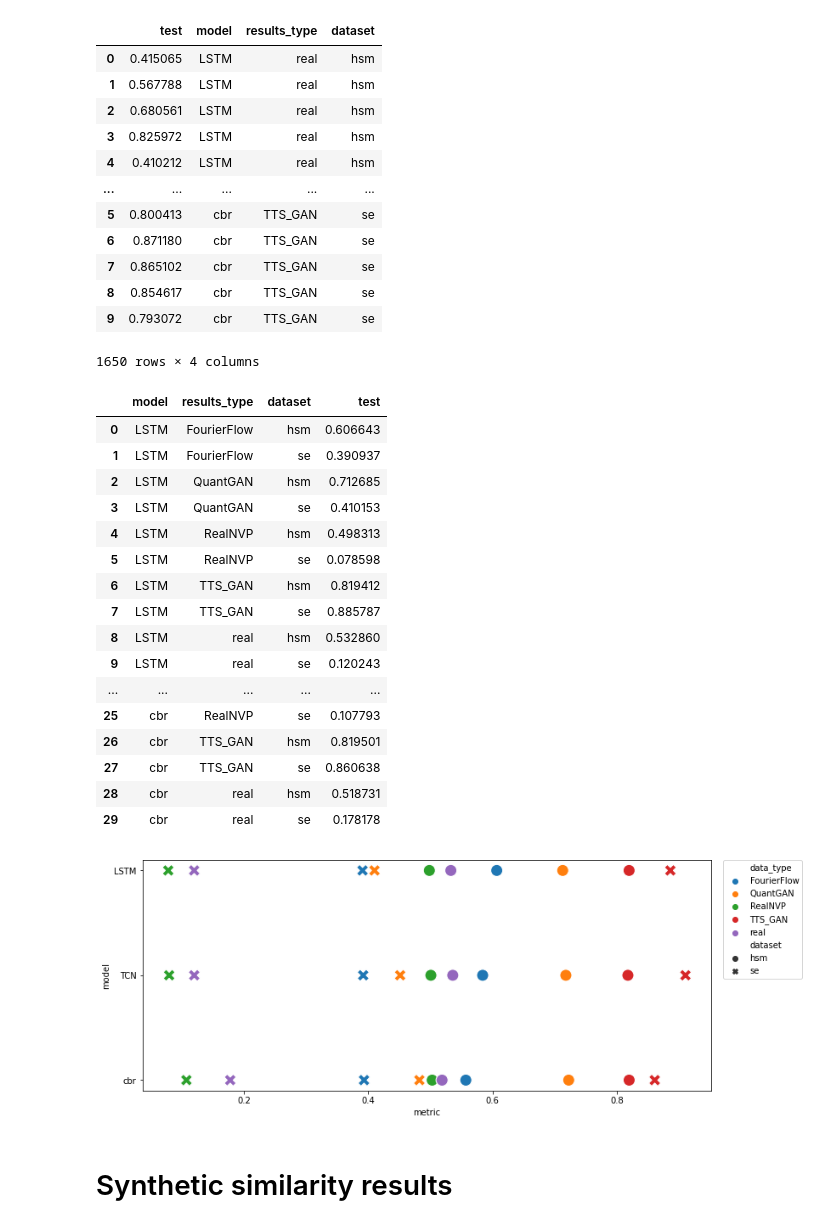
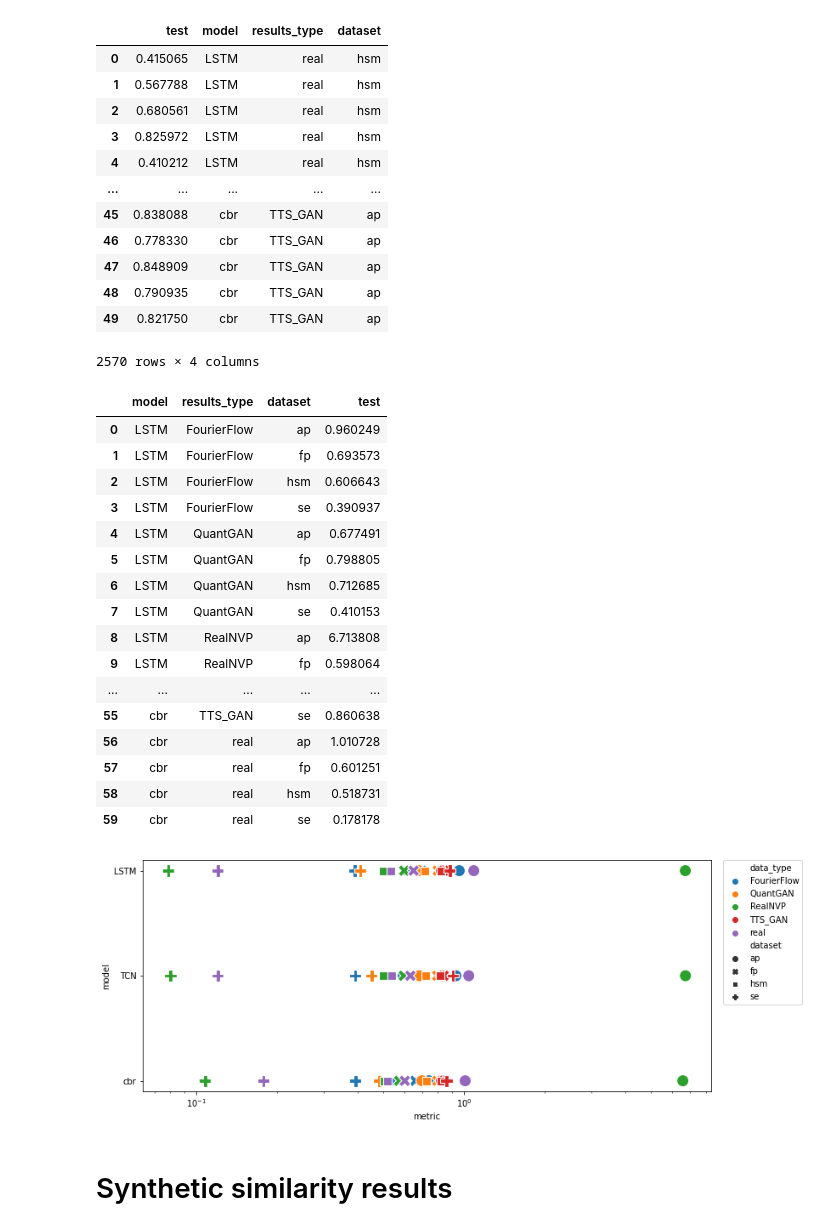
Before and after one commit to timetoai/TimeDiffusion_synth, a Jupyter notebook: results_visualization.ipynb, the cells around one changed output. Drawn from its saved outputs; the diff is of its cells as text; code cells hidden in the pictures.

```diff
--- a/results_visualization.ipynb
+++ b/results_visualization.ipynb
@@ -28,7 +28,7 @@ plt.show()
 results = []
 for results_type in ("real", "QuantGAN", "FourierFlow", "RealNVP", "TTS_GAN"):
     for model in ("LSTM", "TCN", "cbr"):
-        for dataset_name in ("hsm", "se"):
+        for dataset_name in ("hsm", "se", "fp", "ap"):
             if results_type == "real":
                 df = pd.read_csv(results_dir / f"{results_type}_{dataset_name}_{model}.csv")
             else:
@@ -51,41 +51,42 @@ results
 | 3 | 0.825972 | LSTM | real | hsm |
 | 4 | 0.410212 | LSTM | real | hsm |
 | ... | ... | ... | ... | ... |
-| 5 | 0.800413 | cbr | TTS_GAN | se |
-| 6 | 0.871180 | cbr | TTS_GAN | se |
-| 7 | 0.865102 | cbr | TTS_GAN | se |
-| 8 | 0.854617 | cbr | TTS_GAN | se |
-| 9 | 0.793072 | cbr | TTS_GAN | se |
+| 45 | 0.838088 | cbr | TTS_GAN | ap |
+| 46 | 0.778330 | cbr | TTS_GAN | ap |
+| 47 | 0.848909 | cbr | TTS_GAN | ap |
+| 48 | 0.790935 | cbr | TTS_GAN | ap |
+| 49 | 0.821750 | cbr | TTS_GAN | ap |
-1650 rows × 4 columns
+2570 rows × 4 columns
 # %%
 results_agg = results.groupby(by=["model", "results_type", "dataset"], axis=0, as_index=False).agg(test=("test", "mean"))
 results_agg
 # %% [output]
 |  | model | results_type | dataset | test |
-| 0 | LSTM | FourierFlow | hsm | 0.606643 |
-| 1 | LSTM | FourierFlow | se | 0.390937 |
-| 2 | LSTM | QuantGAN | hsm | 0.712685 |
-| 3 | LSTM | QuantGAN | se | 0.410153 |
-| 4 | LSTM | RealNVP | hsm | 0.498313 |
-| 5 | LSTM | RealNVP | se | 0.078598 |
-| 6 | LSTM | TTS_GAN | hsm | 0.819412 |
-| 7 | LSTM | TTS_GAN | se | 0.885787 |
-| 8 | LSTM | real | hsm | 0.532860 |
-| 9 | LSTM | real | se | 0.120243 |
+| 0 | LSTM | FourierFlow | ap | 0.960249 |
+| 1 | LSTM | FourierFlow | fp | 0.693573 |
+| 2 | LSTM | FourierFlow | hsm | 0.606643 |
+| 3 | LSTM | FourierFlow | se | 0.390937 |
+| 4 | LSTM | QuantGAN | ap | 0.677491 |
+| 5 | LSTM | QuantGAN | fp | 0.798805 |
+| 6 | LSTM | QuantGAN | hsm | 0.712685 |
+| 7 | LSTM | QuantGAN | se | 0.410153 |
+| 8 | LSTM | RealNVP | ap | 6.713808 |
+| 9 | LSTM | RealNVP | fp | 0.598064 |
 | ... | ... | ... | ... | ... |
-| 25 | cbr | RealNVP | se | 0.107793 |
-| 26 | cbr | TTS_GAN | hsm | 0.819501 |
-| 27 | cbr | TTS_GAN | se | 0.860638 |
-| 28 | cbr | real | hsm | 0.518731 |
-| 29 | cbr | real | se | 0.178178 |
+| 55 | cbr | TTS_GAN | se | 0.860638 |
+| 56 | cbr | real | ap | 1.010728 |
+| 57 | cbr | real | fp | 0.601251 |
+| 58 | cbr | real | hsm | 0.518731 |
+| 59 | cbr | real | se | 0.178178 |
 # %%
 fig, ax = plt.subplots(figsize=(12, 5))
 sns.scatterplot(x=results_agg["test"].rename("metric"), y=results_agg["model"],
     hue=results_agg["results_type"].rename("data_type"), style=results_agg["dataset"], s=200, ax=ax)
 ax.legend(bbox_to_anchor=(1.02, 1), loc='upper left', borderaxespad=0)
+plt.xscale("log")
 plt.show()
 # %% [output]
-[figure, old version]
+[figure, new version]
 # %% [markdown]
 # Synthetic similarity results
 # %%
```
Also changed, not shown: parts of 9 cells of this notebook, 46 other files.
